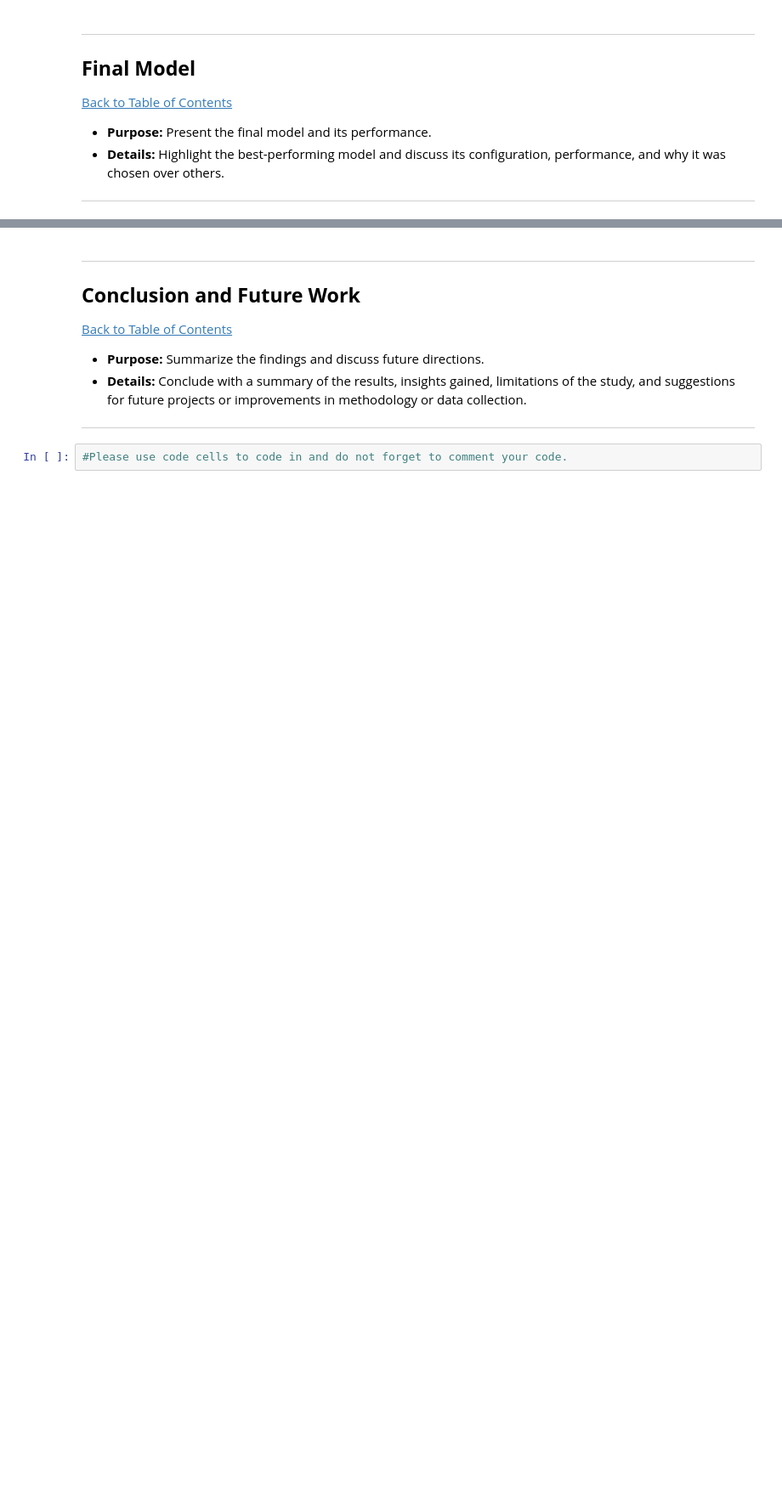
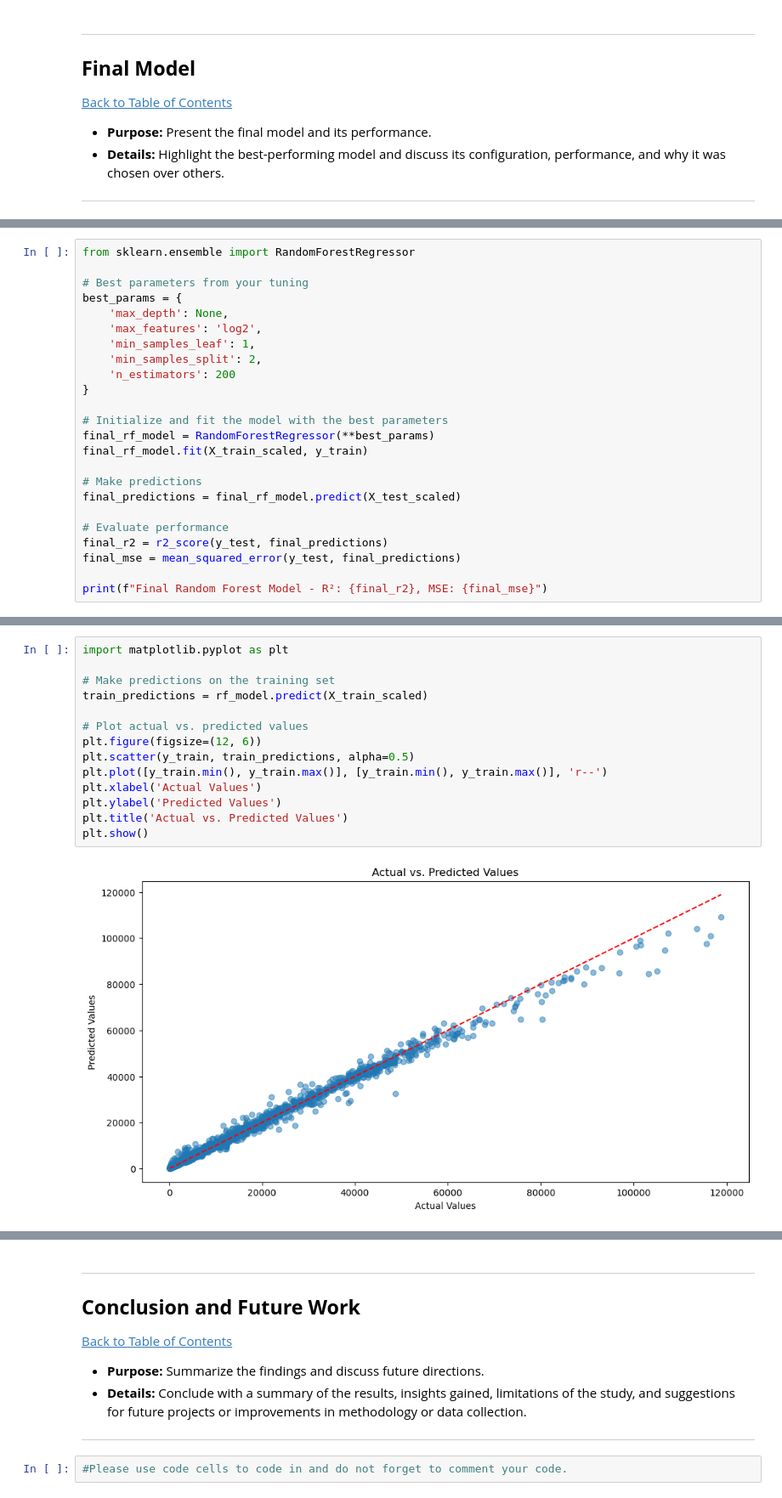
Before and after one commit to Thabi98/world_sustainability, a Jupyter notebook: QCTO---Workplace-Module-Notebook-Template-4571.ipynb, the cells around one changed output, grey strips where cells are left out. Shown at 85% size. Drawn from its saved outputs; the diff is of its cells as text; blank space fills up the shorter version.

Commit message:
Model Evaluation and Final Model

```diff
--- a/QCTO---Workplace-Module-Notebook-Template-4571.ipynb
+++ b/QCTO---Workplace-Module-Notebook-Template-4571.ipynb
@@ -967,0 +1103,24 @@ plt.show()
+# %%
+from sklearn.ensemble import RandomForestRegressor
+
+# Best parameters from your tuning
+best_params = {
+    'max_depth': None,
+    'max_features': 'log2',
+    'min_samples_leaf': 1,
+    'min_samples_split': 2,
+    'n_estimators': 200
+}
+
+# Initialize and fit the model with the best parameters
+final_rf_model = RandomForestRegressor(**best_params)
+final_rf_model.fit(X_train_scaled, y_train)
+
+# Make predictions
+final_predictions = final_rf_model.predict(X_test_scaled)
+
+# Evaluate performance
+final_r2 = r2_score(y_test, final_predictions)
+final_mse = mean_squared_error(y_test, final_predictions)
+
+print(f"Final Random Forest Model - R²: {final_r2}, MSE: {final_mse}")
@@ -967,0 +1131,16 @@ plt.show()
+# %%
+import matplotlib.pyplot as plt
+
+# Make predictions on the training set
+train_predictions = rf_model.predict(X_train_scaled)
+
+# Plot actual vs. predicted values
+plt.figure(figsize=(12, 6))
+plt.scatter(y_train, train_predictions, alpha=0.5)
+plt.plot([y_train.min(), y_train.max()], [y_train.min(), y_train.max()], 'r--')
+plt.xlabel('Actual Values')
+plt.ylabel('Predicted Values')
+plt.title('Actual vs. Predicted Values')
+plt.show()
+# %% [output]
+[figure, added]
```
Also changed, not shown: parts of 25 cells of this notebook.
